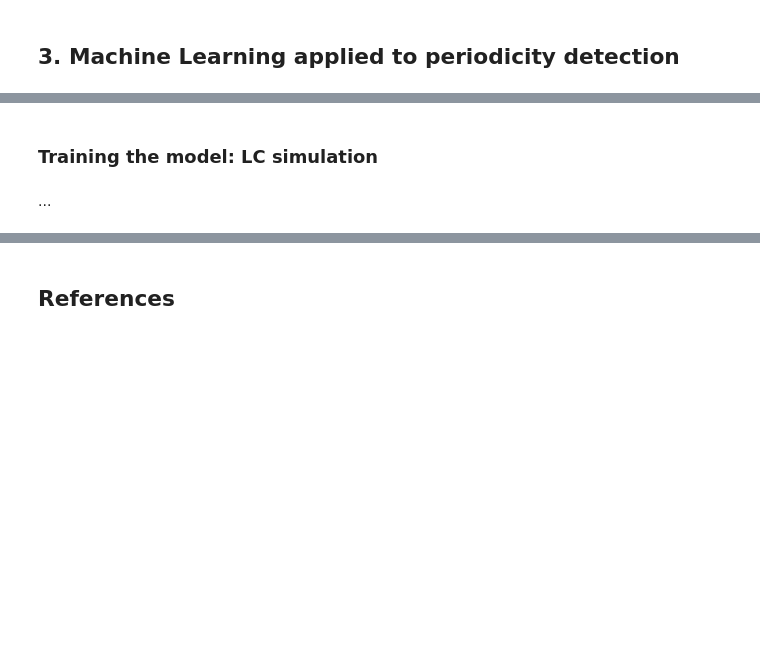
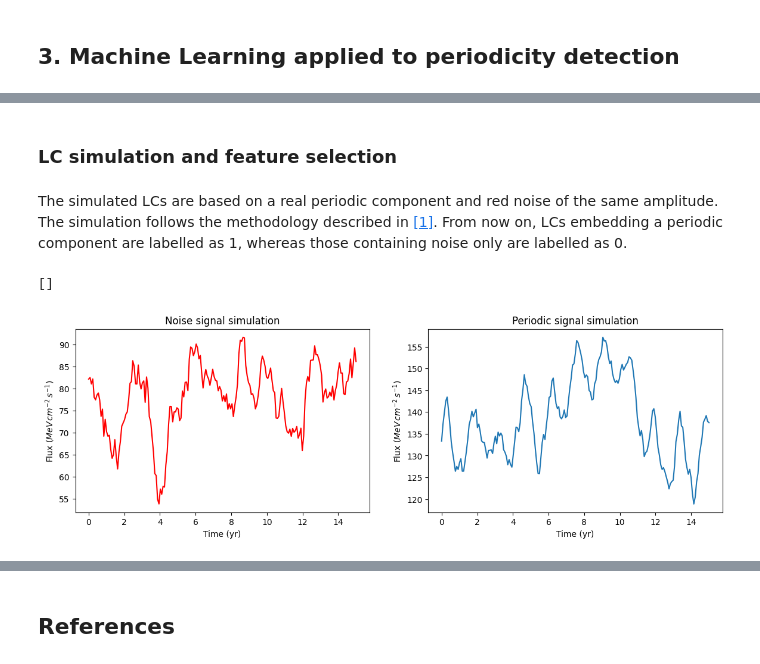
Before and after one commit to AaronAlonsoM/Search-for-SMBH-Systems, a Jupyter notebook: notebooks/Search for Supermassive Binary Black Holes Systems.ipynb, the cells around one changed output, grey strips where cells are left out. Cells and saved outputs as stored; diff of their text form; code cells hidden in the pictures; blank space fills up the shorter version.

```diff
--- a/notebooks/Search for Supermassive Binary Black Holes Systems.ipynb
+++ b/notebooks/Search for Supermassive Binary Black Holes Systems.ipynb
@@ -260,4 +263,23 @@ Full FTP PG1553 Template Period detected: 1.63 +- 0.74 yr
 # %% [markdown]
-### Training the model: LC simulation
+### LC simulation and feature selection
 # %% [markdown]
-...
+The simulated LCs are based on a real periodic component and red noise of the same amplitude. The simulation follows the methodology described in <a href="#ref1">[1]</a>. From now on, LCs embedding a periodic component are labelled as 1, whereas those containing noise only are labelled as 0.
+# %%
+sim = LC_sim(15)
+
+fig, (ax1, ax2) = plt.subplots(1, 2, figsize = (14,4))
+
+ax1.plot(sim.t, sim.noise(), c = 'r')
+ax1.set_xlabel('Time (yr)')
+ax1.set_ylabel(r'Flux $(MeV \, cm^{-2} \, s^{-1})$')
+ax1.set_title('Noise signal simulation')
+
+ax2.plot(sim.t, sim.curve())
+ax2.set_xlabel('Time (yr)')
+ax2.set_ylabel(r'Flux $(MeV \, cm^{-2} \, s^{-1})$')
+ax2.set_title('Periodic signal simulation')
+
+plt.plot()
+# %% [output]
+[]
+[figure, added]
```
Also changed, not shown: parts of 13 cells of this notebook.
